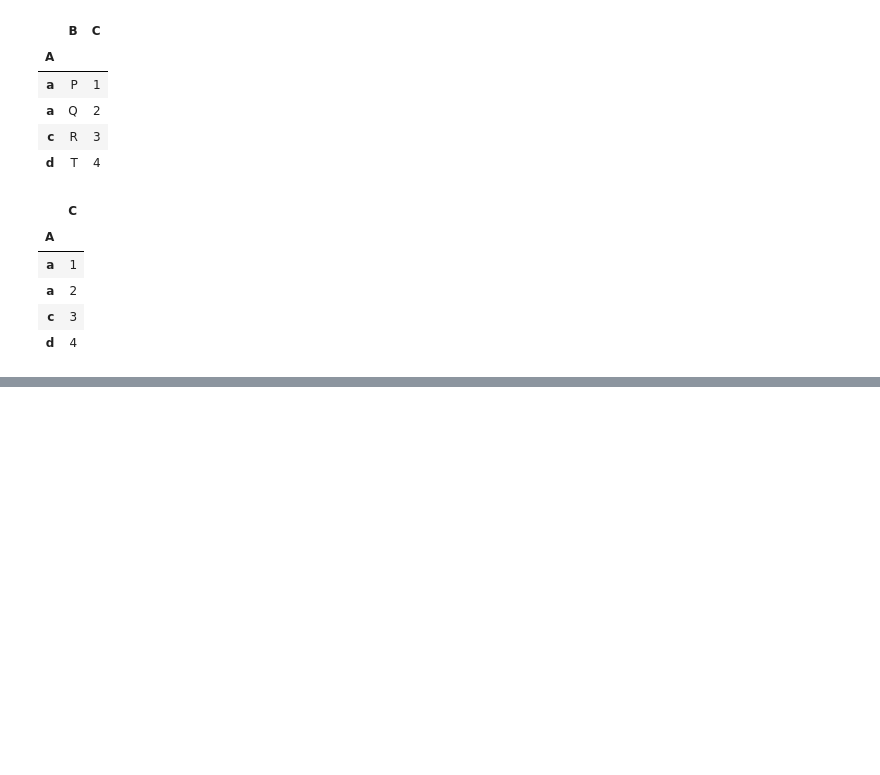
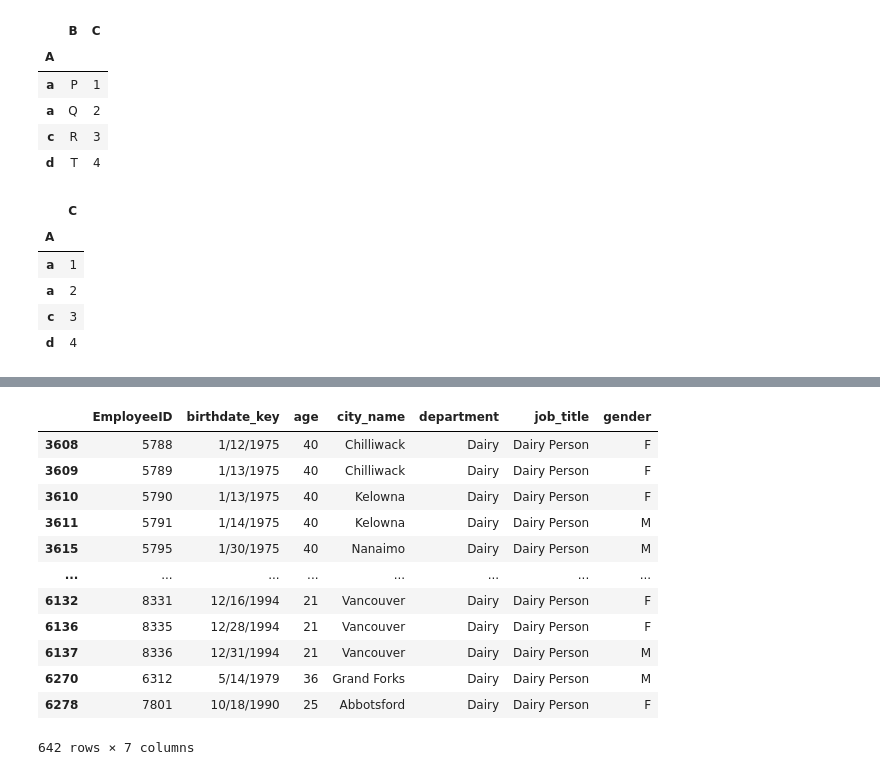
Before and after one commit to liutongcun/Data-Analysis, a Jupyter notebook: Lecture 3.ipynb, the cells around one changed output, grey strips where cells are left out. Saved outputs shown, nothing was run; the diff lists cells and outputs as text; code cells hidden in the pictures; blank space fills up the shorter version.

```diff
--- a/Lecture 3.ipynb
+++ b/Lecture 3.ipynb
@@ -658,3 +673,7 @@ df_new.reset_index('B',drop=True)
 * 把行索引拆分为原状态
 * 修改索引名为原表名称
 * 恢复默认索引并将列保持为原表的相对位置。
+# %%
+import pandas as pd
+df=pd.read_csv('data/Ex/Company.csv')
+df.head()
@@ -660,0 +687,17 @@ df_new.reset_index('B',drop=True)
+# %%
+# 1. 使用loc索引器选出年龄不超过40岁，且工作部门为Dairy或Bakey的男性员工
+df.loc[(df.age<=40) & (df.department.isin(['Dairy','Bakey']))]
+# %% [output]
+|  | EmployeeID | birthdate_key | age | city_name | department | job_title | gender |
+| 3608 | 5788 | 1/12/1975 | 40 | Chilliwack | Dairy | Dairy Person | F |
+| 3609 | 5789 | 1/13/1975 | 40 | Chilliwack | Dairy | Dairy Person | F |
+| 3610 | 5790 | 1/13/1975 | 40 | Kelowna | Dairy | Dairy Person | F |
+| 3611 | 5791 | 1/14/1975 | 40 | Kelowna | Dairy | Dairy Person | M |
+| 3615 | 5795 | 1/30/1975 | 40 | Nanaimo | Dairy | Dairy Person | M |
+| ... | ... | ... | ... | ... | ... | ... | ... |
+| 6132 | 8331 | 12/16/1994 | 21 | Vancouver | Dairy | Dairy Person | F |
+| 6136 | 8335 | 12/28/1994 | 21 | Vancouver | Dairy | Dairy Person | F |
+| 6137 | 8336 | 12/31/1994 | 21 | Vancouver | Dairy | Dairy Person | M |
+| 6270 | 6312 | 5/14/1979 | 36 | Grand Forks | Dairy | Dairy Person | M |
+| 6278 | 7801 | 10/18/1990 | 25 | Abbotsford | Dairy | Dairy Person | F |
+642 rows × 7 columns
```
Also changed, not shown: parts of 19 cells of this notebook, 7 other files.
